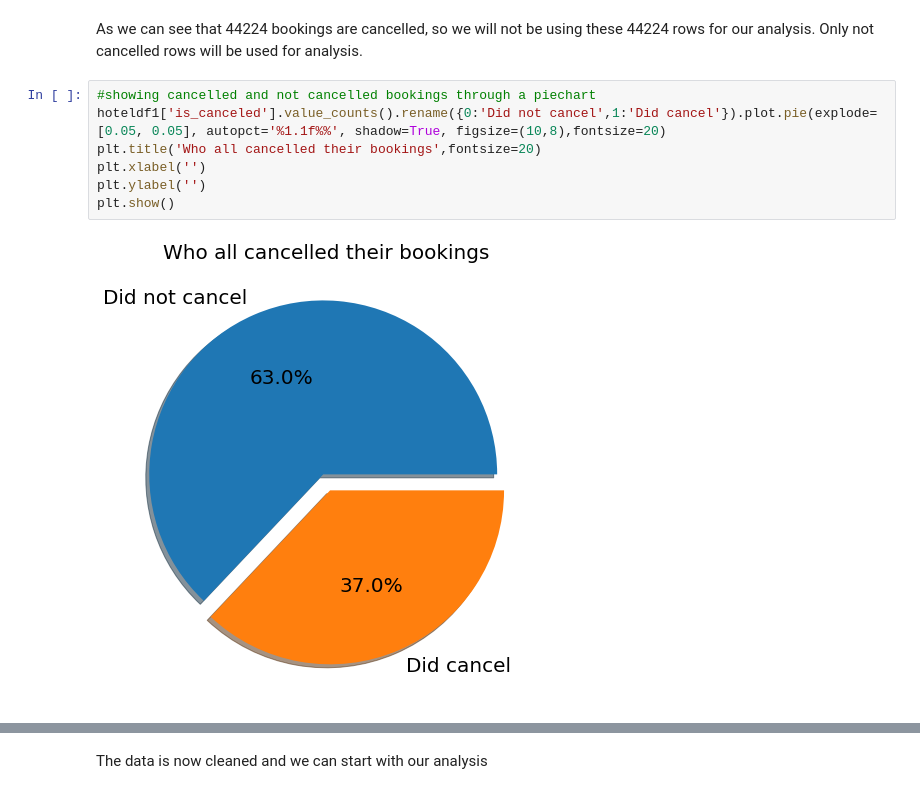
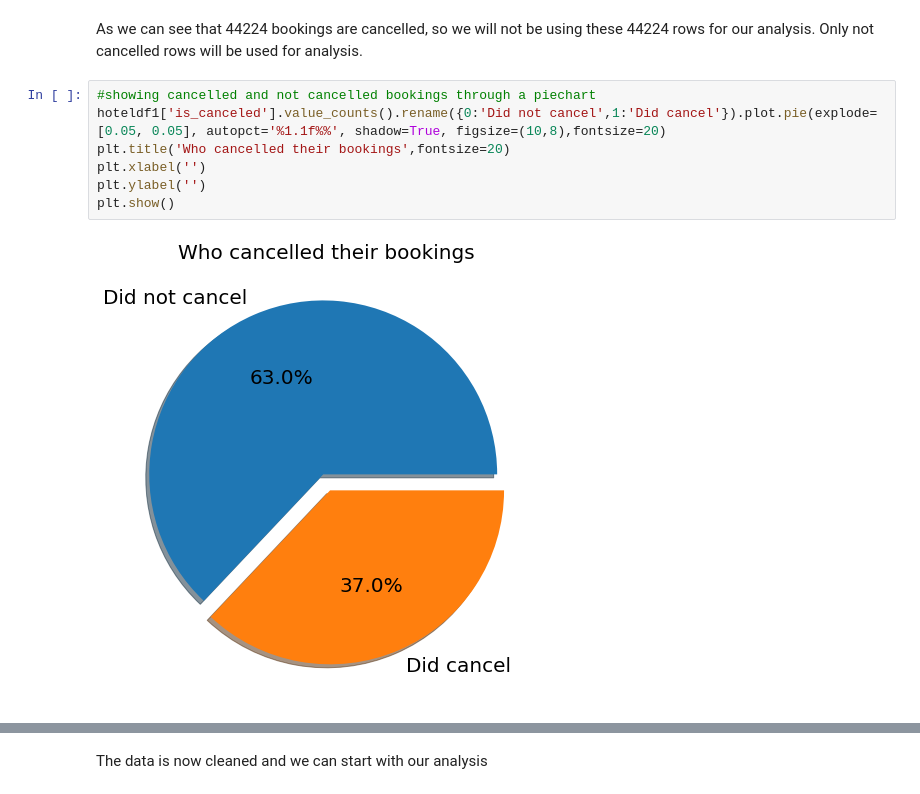
Before and after one commit to LuvMutreja/Hotel-booking-analysis, a Jupyter notebook: Hotel_Booking_Analysis_Capstone_Project.ipynb, the cells around one changed output, grey strips where cells are left out. Drawn from its saved outputs; the diff is of its cells as text.

```diff
--- a/Hotel_Booking_Analysis_Capstone_Project.ipynb
+++ b/Hotel_Booking_Analysis_Capstone_Project.ipynb
@@ -140,9 +212,9 @@ As we can see that 44224 bookings are cancelled, so we will not be using these 4
 # %%
 #showing cancelled and not cancelled bookings through a piechart
 hoteldf1['is_canceled'].value_counts().rename({0:'Did not cancel',1:'Did cancel'}).plot.pie(explode=[0.05, 0.05], autopct='%1.1f%%', shadow=True, figsize=(10,8),fontsize=20)
-plt.title('Who all cancelled their bookings',fontsize=20)
+plt.title('Who cancelled their bookings',fontsize=20)
 plt.xlabel('')
 plt.ylabel('')
 plt.show()
 # %% [output]
-[figure, old version]
+[figure, new version]
```
Also changed, not shown: parts of 65 cells of this notebook.
